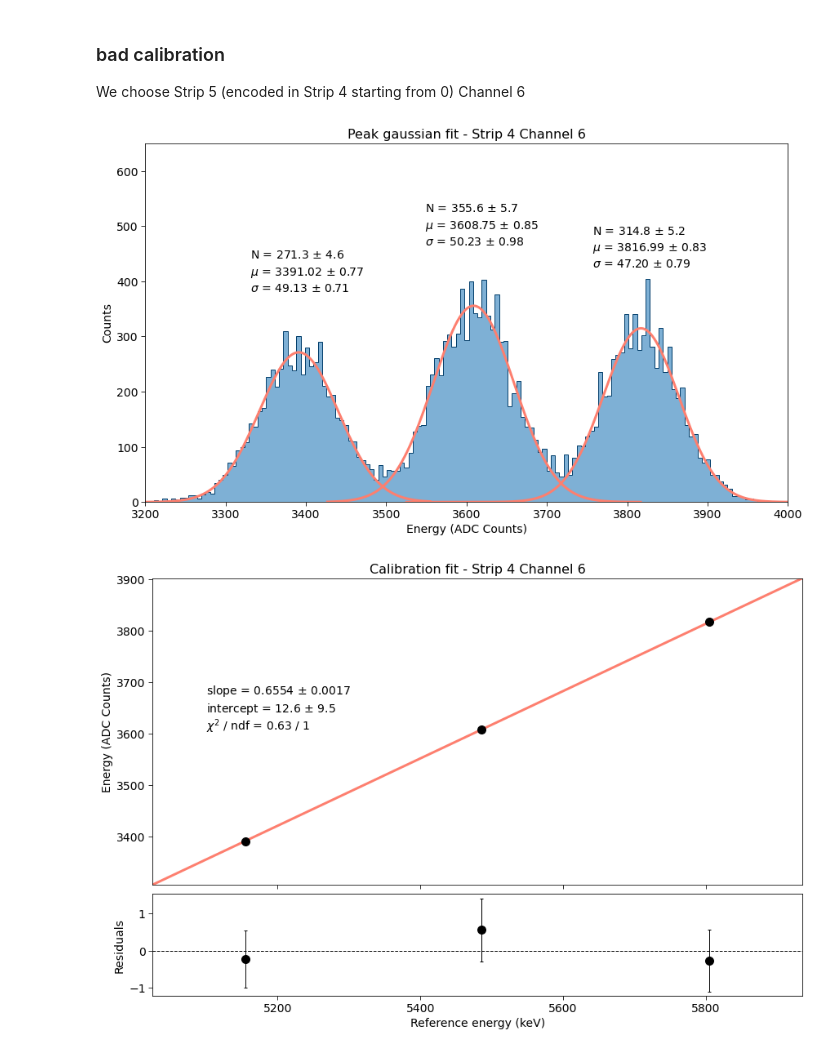
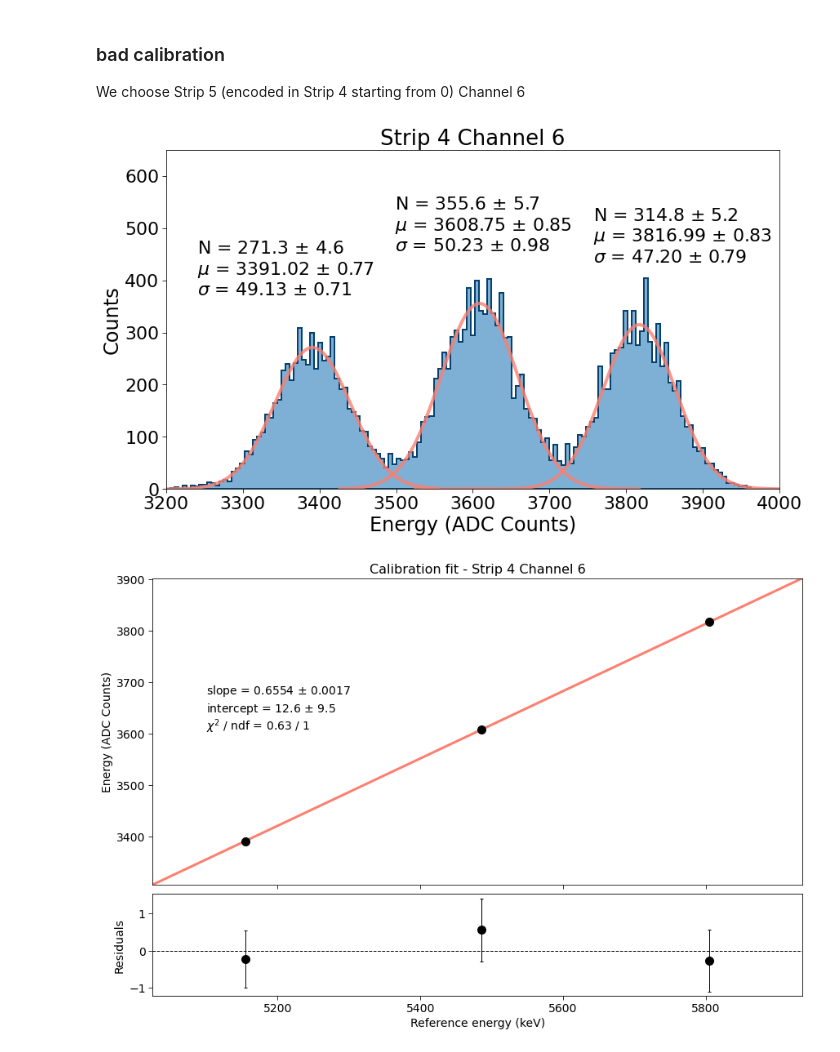
Before and after one commit to niklai99/advanced-laboratory, a Jupyter notebook: calib.ipynb, the cells around one changed output. Cells and saved outputs as stored; diff of their text form; code cells hidden in the pictures.

```diff
--- a/calib.ipynb
+++ b/calib.ipynb
@@ -572,12 +574,12 @@ plt.show()
 
 We choose Strip 7 (encoded in Strip 6 starting from 0) Channel 6
 # %%
-strip   = STRIP_7_ID
-channel = 6
+strip_1   = STRIP_7_ID
+channel_1 = 6
 
-emin = 3200
-emax = 3800
+emin_1 = 3200
+emax_1 = 3800
 
-df_calib = filter_energy(df.loc[((df["strip"] == strip) & (df["strip_ch"] == channel)), ],  emin, emax)
+df_calib_1 = filter_energy(df.loc[((df["strip"] == strip_1) & (df["strip_ch"] == channel_1)), ],  emin_1, emax_1)
 # %%
 # number of entries in the selected strip and channel
@@ -837,12 +839,12 @@ for i, e in enumerate(true_means):
 
 We choose Strip 5 (encoded in Strip 4 starting from 0) Channel 6
 # %%
-strip   = STRIP_5_ID
-channel = 6
+strip_2   = STRIP_5_ID
+channel_2 = 6
 
-emin = 3200
-emax = 4000
+emin_2 = 3200
+emax_2 = 4000
 
-df_calib = filter_energy(df.loc[((df["strip"] == strip) & (df["strip_ch"] == channel)), ],  emin, emax)
+df_calib_2 = filter_energy(df.loc[((df["strip"] == strip_2) & (df["strip_ch"] == channel_2)), ],  emin_2, emax_2)
 # %%
 # number of entries in the selected strip and channel
@@ -953,46 +955,55 @@ ax = plot_binned_hist(
 ax = customize_plot(
     ax       = ax,
     fontsize = FONTSIZE,
-    title    = f"Peak gaussian fit - Strip {strip} Channel {channel}",
+    title    = f"Strip {strip_2} Channel {channel_2}",
     ylabel   = "Counts",
     xlabel   = "Energy (ADC Counts)",
-    xleft    = emin,
-    xright   = emax,
+    xleft    = emin_2,
+    xright   = emax_2,
     ydown    = 0,
     yup      = 650
 )
 
 # plot gaussians
 for i, x_peak in enumerate(x[peaks]):
 
     # compute peak boundaries
     left_base  = x[prop["left_bases"][i]]
     right_base = x[prop["right_bases"][i]]
 
     # define a better approximation of the peak boundaries
     if i == 0:
         approx_width = (right_base - left_base) * 0.7
     else:
         approx_width = (right_base - left_base) * 0.4
 
     # plot_restriction = (continuous_x > x_peak - restrictions[i][0]) & (continuous_x < x_peak + restrictions[i][1])
     plot_restriction = (continuous_x > x_peak - approx_width) & (continuous_x < x_peak + approx_width)
 
     # plot the gaussian
-    ax.plot(continuous_x[plot_restriction], gaussian(continuous_x[plot_restriction], norms[i], means[i], sigmas[i]), color="#fd7f6f", lw=3)
+    ax.plot(continuous_x[plot_restriction], gaussian(continuous_x[plot_restriction], norms_2[i], means_2[i], sigmas_2[i]), color="#fd7f6f", lw=4, alpha=0.8)
 
     # plot the fit parameters
-    ax.text(means[i] - 60, gaussian(means[i], norms[i], means[i], sigmas[i]) + 70 + 100, f"N = {norms[i]:.1f} $\pm$ {err_norms[i]:.1f}",          transform=ax.transData, fontsize = FONTSIZE)
-    ax.text(means[i] - 60, gaussian(means[i], norms[i], means[i], sigmas[i]) + 70 + 70,  f"$\mu$ = {means[i]:.2f} $\pm$ {err_means[i]:.2f}",      transform=ax.transData, fontsize = FONTSIZE)
-    ax.text(means[i] - 60, gaussian(means[i], norms[i], means[i], sigmas[i]) + 70 + 40,  f"$\sigma$ = {sigmas[i]:.2f} $\pm$ {err_sigmas[i]:.2f}", transform=ax.transData, fontsize = FONTSIZE)
+    if i == 0:
+        ax.text(means_2[i] - 150, gaussian(means_2[i], norms_2[i], means_2[i], sigmas_2[i]) + 80 + 100, f"N = {norms_2[i]:.1f} $\pm$ {err_norms_2[i]:.1f}",          transform=ax.transData, fontsize = FONTSIZE)
+        ax.text(means_2[i] - 150, gaussian(means_2[i], norms_2[i], means_2[i], sigmas_2[i]) + 80 + 60,  f"$\mu$ = {means_2[i]:.2f} $\pm$ {err_means_2[i]:.2f}",      transform=ax.transData, fontsize = FONTSIZE)
+        ax.text(means_2[i] - 150, gaussian(means_2[i], norms_2[i], means_2[i], sigmas_2[i]) + 80 + 20,  f"$\sigma$ = {sigmas_2[i]:.2f} $\pm$ {err_sigmas_2[i]:.2f}", transform=ax.transData, fontsize = FONTSIZE)
+    elif i == 1:
+        ax.text(means_2[i] - 110, gaussian(means_2[i], norms_2[i], means_2[i], sigmas_2[i]) + 80 + 100, f"N = {norms_2[i]:.1f} $\pm$ {err_norms_2[i]:.1f}",          transform=ax.transData, fontsize = FONTSIZE)
+        ax.text(means_2[i] - 110, gaussian(means_2[i], norms_2[i], means_2[i], sigmas_2[i]) + 80 + 60,  f"$\mu$ = {means_2[i]:.2f} $\pm$ {err_means_2[i]:.2f}",      transform=ax.transData, fontsize = FONTSIZE)
+        ax.text(means_2[i] - 110, gaussian(means_2[i], norms_2[i], means_2[i], sigmas_2[i]) + 80 + 20,  f"$\sigma$ = {sigmas_2[i]:.2f} $\pm$ {err_sigmas_2[i]:.2f}", transform=ax.transData, fontsize = FONTSIZE)
+    if i == 2:
+        ax.text(means_2[i] - 60, gaussian(means_2[i], norms_2[i], means_2[i], sigmas_2[i]) + 100 + 100, f"N = {norms_2[i]:.1f} $\pm$ {err_norms_2[i]:.1f}",          transform=ax.transData, fontsize = FONTSIZE)
+        ax.text(means_2[i] - 60, gaussian(means_2[i], norms_2[i], means_2[i], sigmas_2[i]) + 100 + 60,  f"$\mu$ = {means_2[i]:.2f} $\pm$ {err_means_2[i]:.2f}",      transform=ax.transData, fontsize = FONTSIZE)
+        ax.text(means_2[i] - 60, gaussian(means_2[i], norms_2[i], means_2[i], sigmas_2[i]) + 100 + 20,  f"$\sigma$ = {sigmas_2[i]:.2f} $\pm$ {err_sigmas_2[i]:.2f}", transform=ax.transData, fontsize = FONTSIZE)
 
 
 if SAVE_FIG:
-    fig.savefig(f"{CALIB_PLOT_PATH}/e-strip{strip}channel{channel}.pdf", dpi=300, facecolor="white")
+    fig.savefig(f"{CALIB_PLOT_PATH}/e-strip{strip_2}channel{channel_2}.pdf", dpi=300, facecolor="white")
 
 plt.show()
 # %% [output]
-[figure, old version]
+[figure, new version]
 # %%
 # reference energy
 true_means = np.sort([E_AM, E_CM, E_PU])
```
Also changed, not shown: parts of 14 cells of this notebook, 8 other files.
